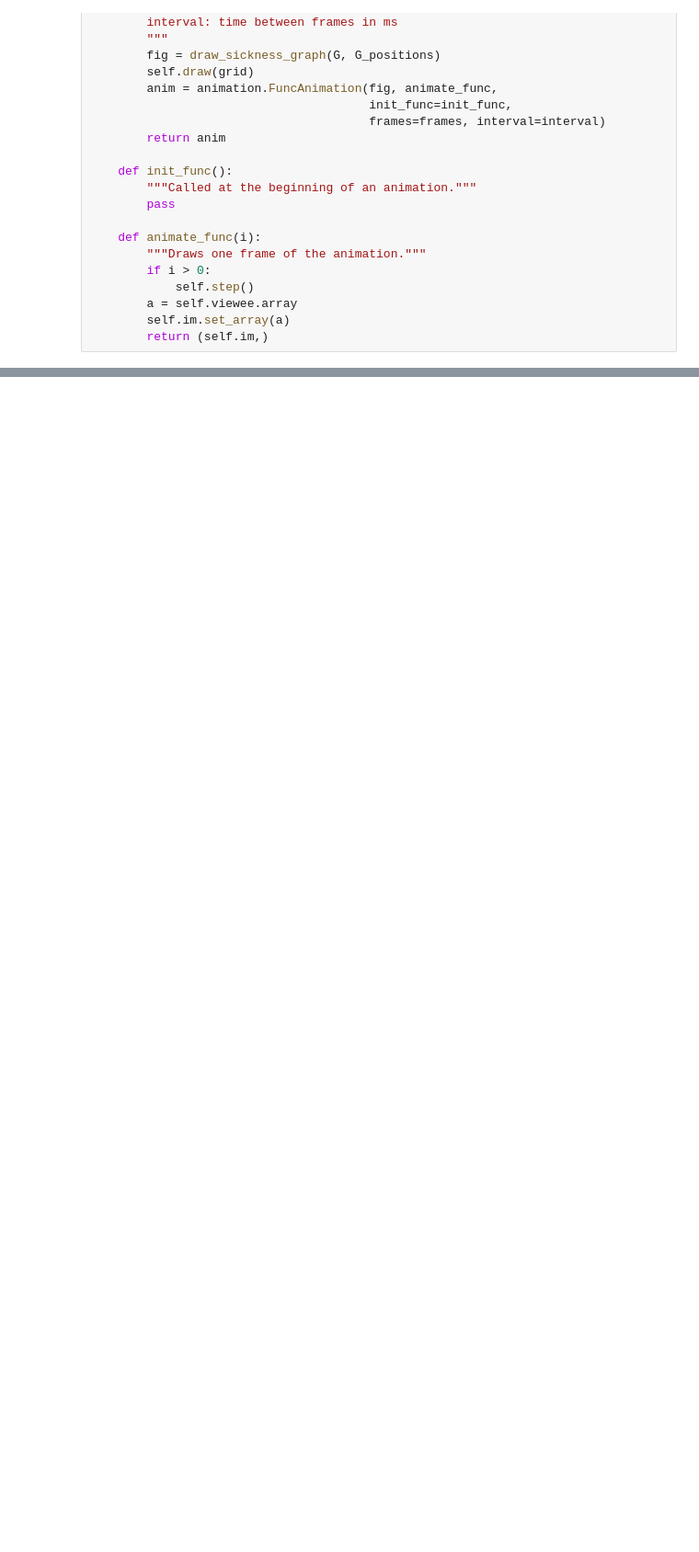
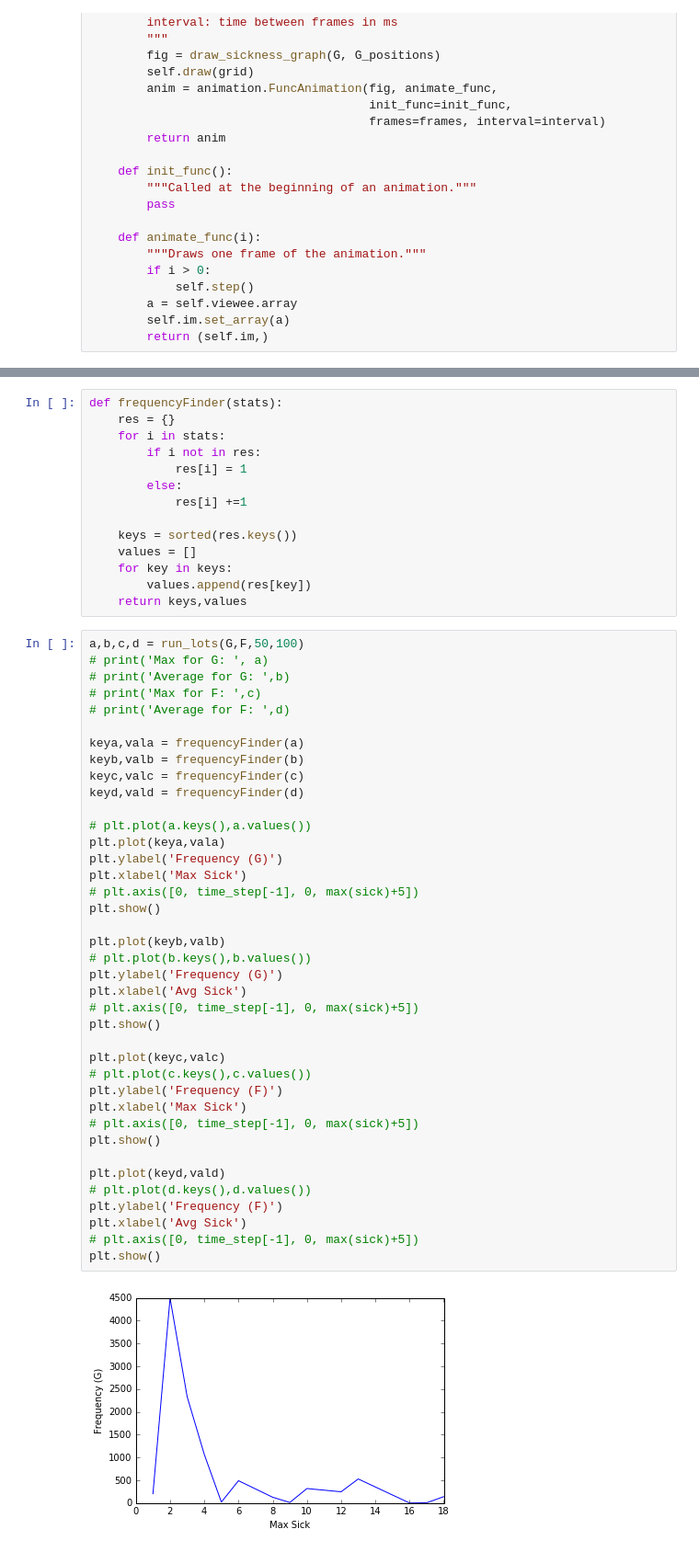
Before and after one commit to buttegab/FreshmanPlague, a Jupyter notebook: code/FreshmanPlague.ipynb, the cells around one changed output, grey strips where cells are left out. Shown: that part at 92% size. Saved outputs shown, nothing was run; the diff lists cells and outputs as text; blank space fills up the shorter version.

```diff
--- a/code/FreshmanPlague.ipynb
+++ b/code/FreshmanPlague.ipynb
@@ -226,0 +232,55 @@ draw_sickness_graph(G, G_positions)
+# %%
+def frequencyFinder(stats):
+    res = {}
+    for i in stats:
+        if i not in res:
+            res[i] = 1
+        else:
+            res[i] +=1
+
+    keys = sorted(res.keys())
+    values = []
+    for key in keys:
+        values.append(res[key])
+    return keys,values
+# %%
+a,b,c,d = run_lots(G,F,50,100)
+# print('Max for G: ', a)
+# print('Average for G: ',b)
+# print('Max for F: ',c)
+# print('Average for F: ',d)
+
+keya,vala = frequencyFinder(a)
+keyb,valb = frequencyFinder(b)
+keyc,valc = frequencyFinder(c)
+keyd,vald = frequencyFinder(d)
+
+# plt.plot(a.keys(),a.values())
+plt.plot(keya,vala)
+plt.ylabel('Frequency (G)')
+plt.xlabel('Max Sick')
+# plt.axis([0, time_step[-1], 0, max(sick)+5])
+plt.show()
+
+plt.plot(keyb,valb)
+# plt.plot(b.keys(),b.values())
+plt.ylabel('Frequency (G)')
+plt.xlabel('Avg Sick')
+# plt.axis([0, time_step[-1], 0, max(sick)+5])
+plt.show()
+
+plt.plot(keyc,valc)
+# plt.plot(c.keys(),c.values())
+plt.ylabel('Frequency (F)')
+plt.xlabel('Max Sick')
+# plt.axis([0, time_step[-1], 0, max(sick)+5])
+plt.show()
+
+plt.plot(keyd,vald)
+# plt.plot(d.keys(),d.values())
+plt.ylabel('Frequency (F)')
+plt.xlabel('Avg Sick')
+# plt.axis([0, time_step[-1], 0, max(sick)+5])
+plt.show()
+# %% [output]
+[figure, added]
```
Also changed, not shown: parts of 19 cells of this notebook.
